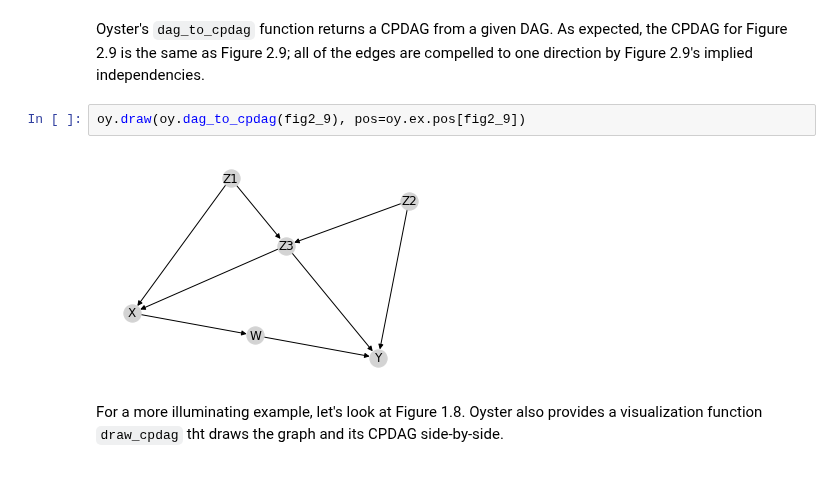
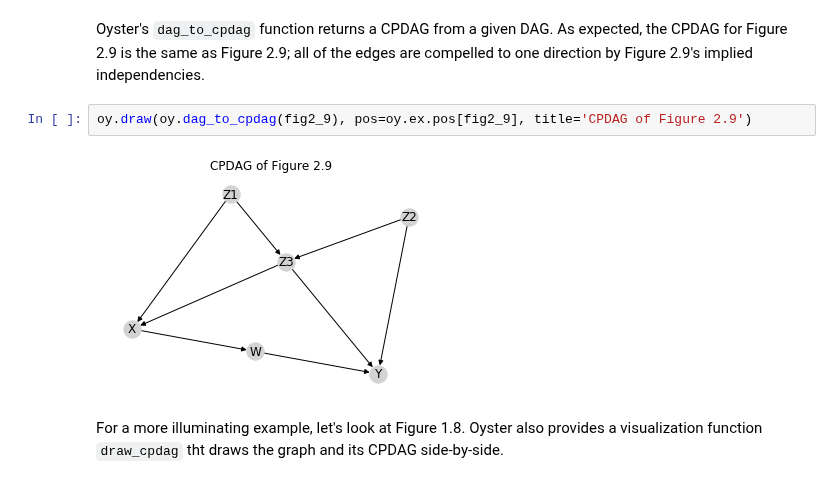
Before and after one commit to BrennanBarker/oyster, a Jupyter notebook: walkthrough/2_applications_of_causal_diagrams.ipynb, the cells around one changed output. Saved outputs shown, nothing was run; the diff lists cells and outputs as text.

```diff
--- a/walkthrough/2_applications_of_causal_diagrams.ipynb
+++ b/walkthrough/2_applications_of_causal_diagrams.ipynb
@@ -323,9 +337,9 @@ CPDAGs and equivalence classes have two important applications:
 # %% [markdown]
 Oyster's `dag_to_cpdag` function returns a CPDAG from a given DAG.  As expected, the CPDAG for Figure 2.9 is the same as Figure 2.9; all of the edges are compelled to one direction by Figure 2.9's implied independencies.
 # %%
-oy.draw(oy.dag_to_cpdag(fig2_9), pos=oy.ex.pos[fig2_9])
+oy.draw(oy.dag_to_cpdag(fig2_9), pos=oy.ex.pos[fig2_9], title='CPDAG of Figure 2.9')
 # %% [output]
-[figure, old version]
+[figure, new version]
 # %% [markdown]
 For a more illuminating example, let's look at Figure 1.8. Oyster also provides a visualization function `draw_cpdag` tht draws the graph and its CPDAG side-by-side.
 # %%
```
Also changed, not shown: parts of 35 cells of this notebook, 1 other file.
